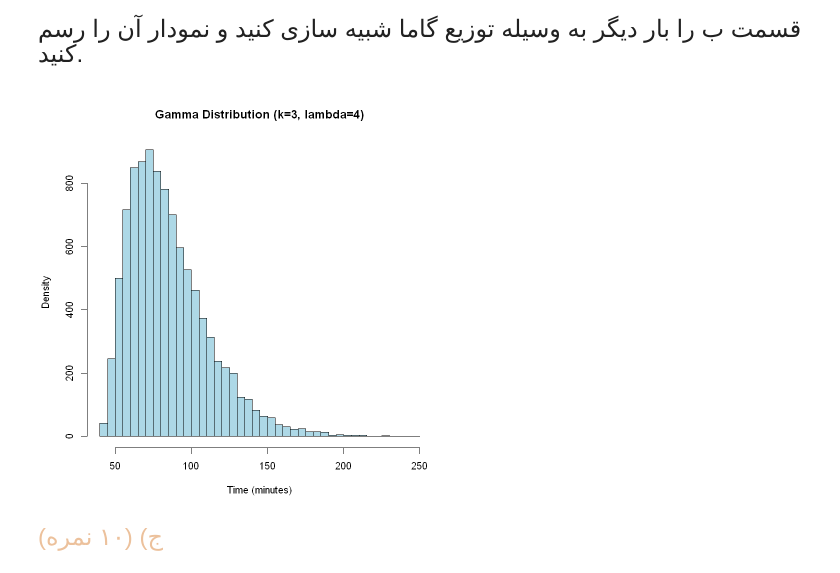
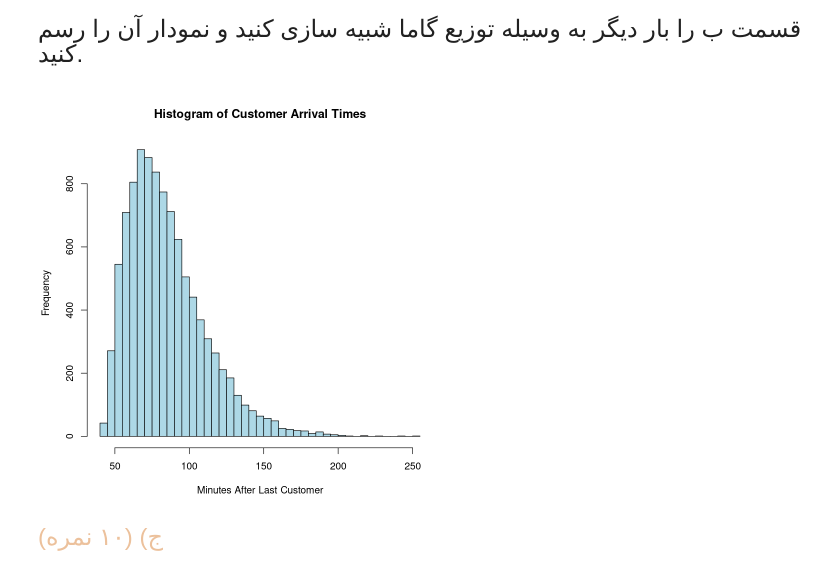
Before and after one commit to semim19/ProbabilityPractical, a Jupyter notebook: EPS___Fall_2024___Practical_Assignment_1___Q1.ipynb, the cells around one changed output. Cells and saved outputs as stored; diff of their text form; code cells hidden in the pictures.

```diff
--- a/EPS___Fall_2024___Practical_Assignment_1___Q1.ipynb
+++ b/EPS___Fall_2024___Practical_Assignment_1___Q1.ipynb
@@ -425,9 +451,20 @@ $\mathbb{p}={\lambda}{\Delta}{t}$
 # %%
 #TODO
 k <- 3  # shape (number of events)
 lambda <- 4  # rate
+lambda_minute <- lambda / 60
+time_since_last_customer <- 40
+gamma_samples <- rgamma(n = n_simulations, shape = k, scale =  1 / lambda_minute)
+gamma_samples <- gamma_samples + time_since_last_customer
+hist(gamma_samples,
+     breaks = 50,
+     main = "Histogram of Customer Arrival Times",
+     xlab = "Minutes After Last Customer",
+     ylab = "Frequency",
+     col = "lightblue",
+     border = "black")
 # %% [output]
-[figure, old version]
+[figure, new version]
 # %% [markdown]
 <div dir = "rtl" style="direction:rtl;line-height:200%;">
 	<font face="XB Zar" color=#ECC19C size=5>
```
Also changed, not shown: parts of 11 cells of this notebook.
